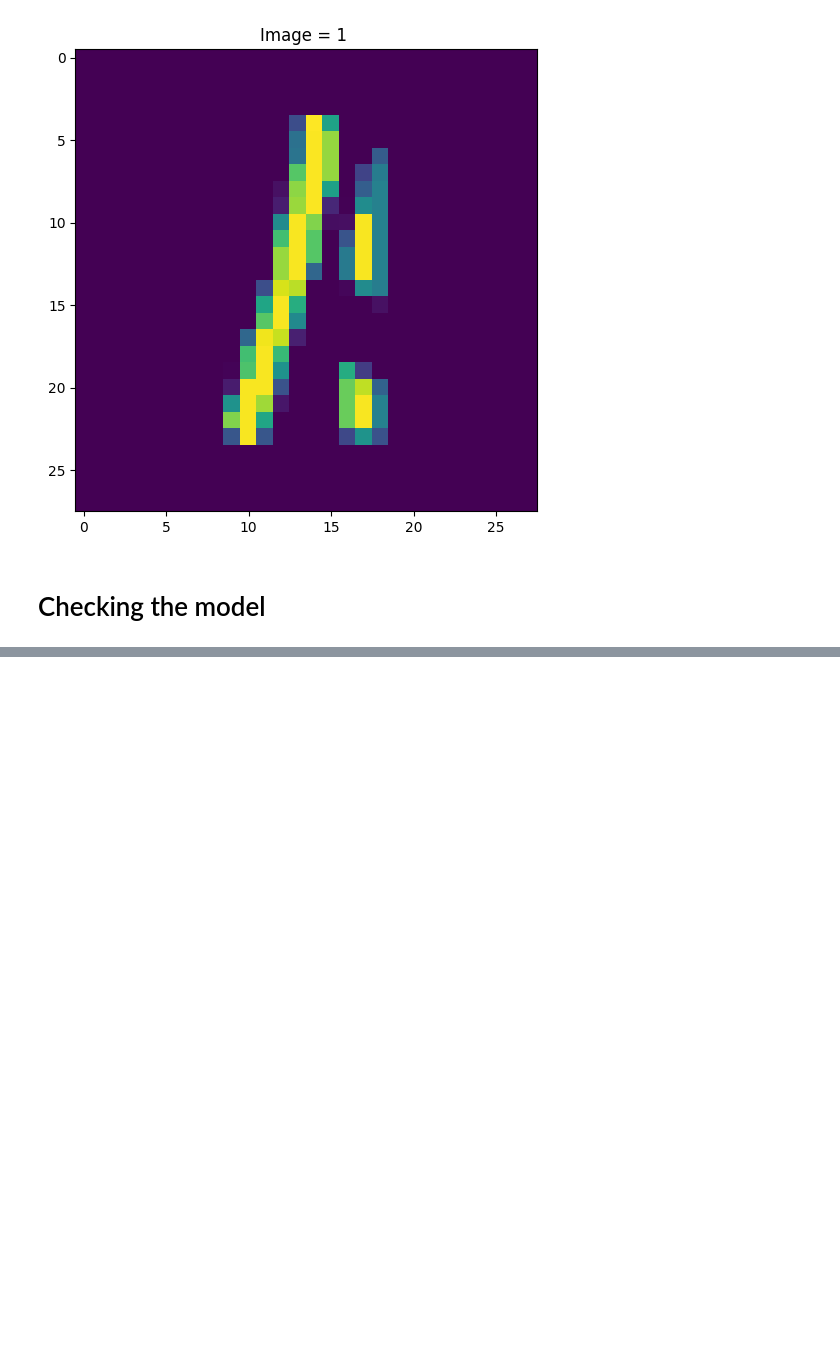
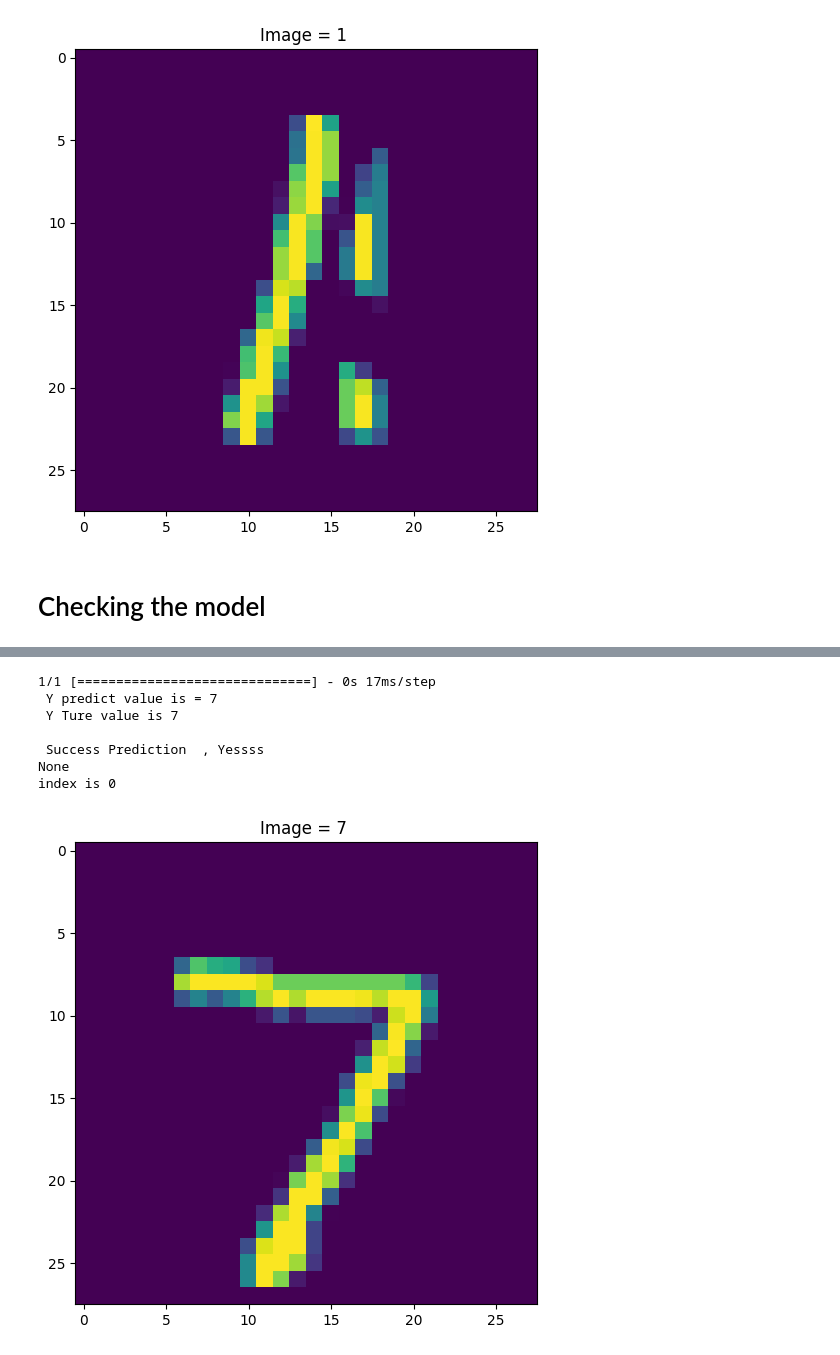
Before and after one commit to farshid101/Deep-learning-Practice, a Jupyter notebook: DP_practices_4.ipynb, the cells around one changed output, grey strips where cells are left out. Drawn from its saved outputs; the diff is of its cells as text; code cells hidden in the pictures; blank space fills up the shorter version.

```diff
--- a/DP_practices_4.ipynb
+++ b/DP_practices_4.ipynb
@@ -455,0 +536,19 @@ index is 6855
+# %%
+mistake_list=[5455]
+
+def random_mistake(m_list):
+  n =random.choice(range(len(m_list)))
+  print(pre(model_4 ,x_test ,y_test , n) )
+  print(f"index is {n}")
+  view(x_test,y_test ,n)
+# %%
+random_mistake(mistake_list)
+# %% [output]
+1/1 [==============================] - 0s 17ms/step
+ Y predict value is = 7
+ Y Ture value is 7
+
+ Success Prediction  , Yessss
+None
+index is 0
+[figure, added]
```
Also changed, not shown: parts of 21 cells of this notebook.
